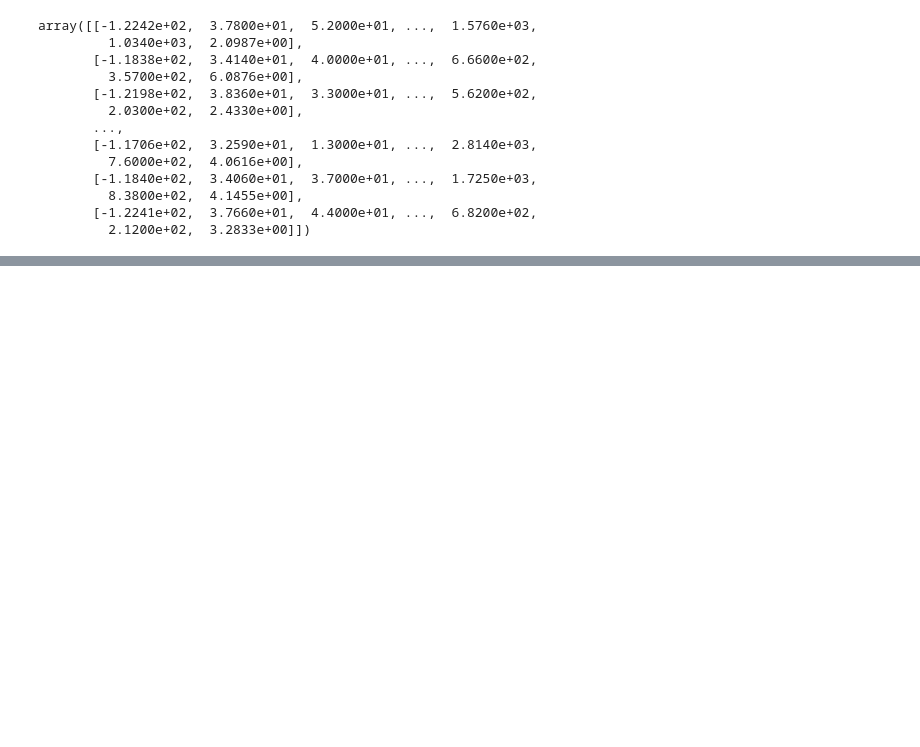
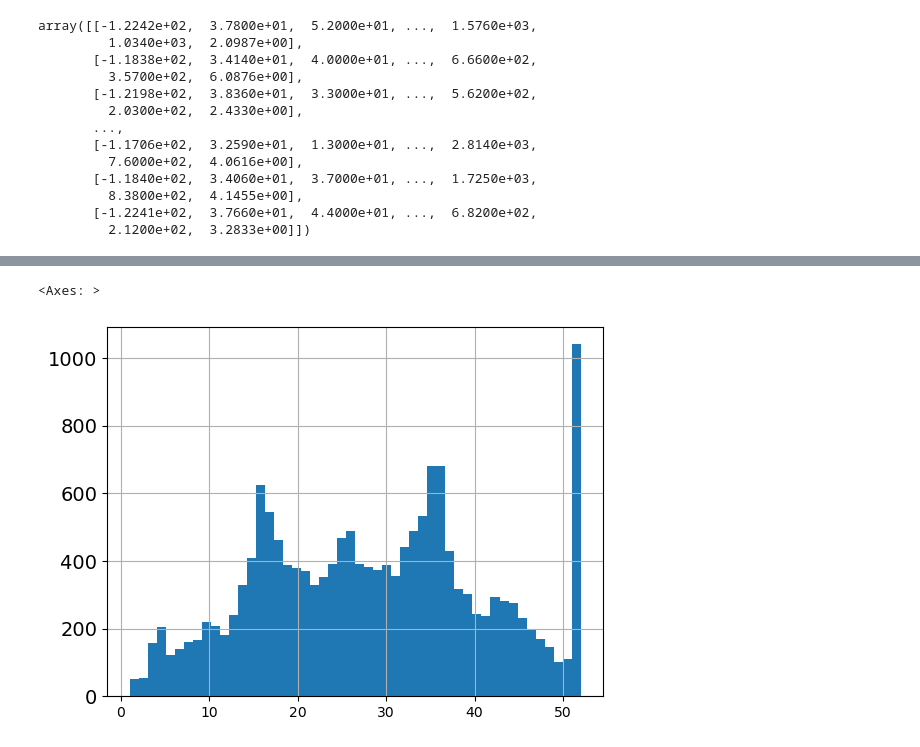
Before and after one commit to BartlomiejRyczek/wprowadzenie_do_uczenia_maszynowego, a Jupyter notebook: data-20241105/02.ipynb, the cells around one changed output, grey strips where cells are left out. Cells and saved outputs as stored; diff of their text form; code cells hidden in the pictures; blank space fills up the shorter version.

```diff
--- a/data-20241105/02.ipynb
+++ b/data-20241105/02.ipynb
@@ -351,0 +595,5 @@ array([[-1.2242e+02,  3.7800e+01,  5.2000e+01, ...,  1.5760e+03,
+# %%
+x_train["housing_median_age"].hist(bins=50)
+# %% [output]
+<Axes: >
+[figure, added]
```
Also changed, not shown: parts of 32 cells of this notebook.
